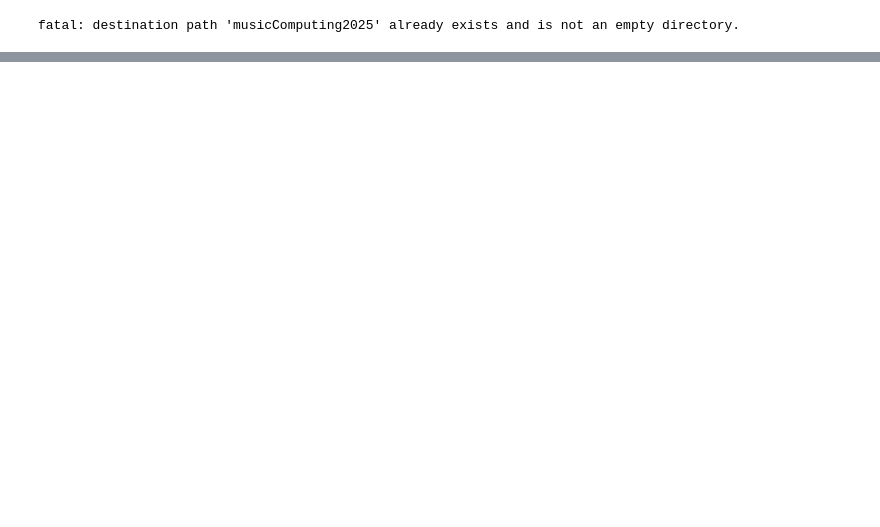
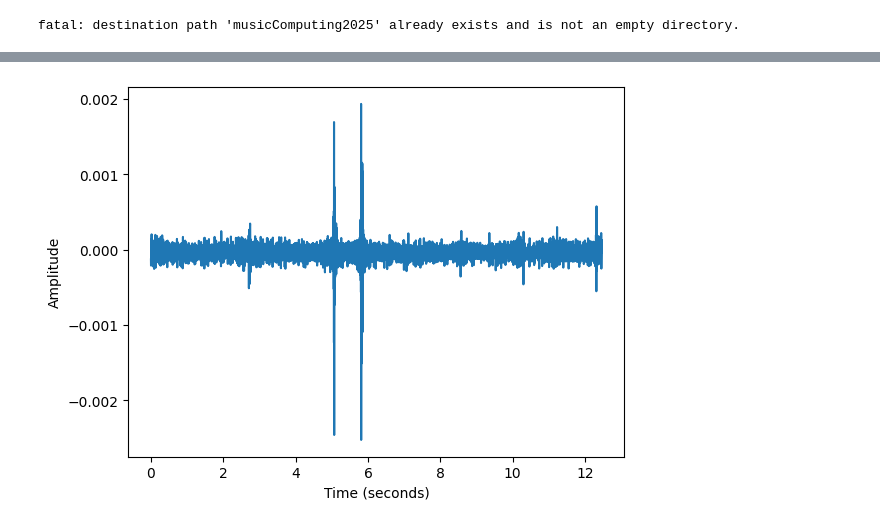
Before and after one commit to HaroldOakland/ARK_BC, a Jupyter notebook: labAssignment1.ipynb, the cells around one changed output, grey strips where cells are left out. Drawn from its saved outputs; the diff is of its cells as text; code cells hidden in the pictures; blank space fills up the shorter version.

```diff
--- a/labAssignment1.ipynb
+++ b/labAssignment1.ipynb
@@ -9,23 +9,20 @@ import librosa.display
 !git clone https://github.com/jcdevaney/musicComputing2025.git
 
 file = 'musicComputing2025/audioFiles/avm.wav'
-sig, sr = librosa.load(file,mono=True, sr=None)
-time=np.arange(0,sig.shape[0])/sr
 # %% [output]
 fatal: destination path 'musicComputing2025' already exists and is not an empty directory.
 # %%
 def plotAudio(file,samplingRate):
 
-  file = 'avm.wav'
-  samplingRate=44100
-  plotAudio(file, samplingRate)
+  sig, sr = librosa.load(file,mono=True, sr=samplingRate)
+  time=np.arange(0,sig.shape[0])/sr
 
-librosa.load(file)
+  librosa.load(file)
 
-xlabel = 'Time (seconds)'
-ylabel = 'Amplitude'
+  xlabel = 'Time (seconds)'
+  ylabel = 'Amplitude'
 
 
-plt.plot(time,sig)
-plt.xlabel(xlabel)
-plt.ylabel(ylabel)
+  plt.plot(time,sig)
+  plt.xlabel(xlabel)
+  plt.ylabel(ylabel)
@@ -35,20 +28,0 @@ Text(0, 0.5, 'Amplitude')
-# %%
-#nothing i have written allows the value for the sampling rate to be meaningful;
-#changing the value does nothing. i tried evertying i know and referenced every
-#example.
-
-def plotAudio(file,samplingRate):
-
-  file = 'avm.wav'
-  samplingRate = 441
-  plotAudio(file, samplingRate)
-
-librosa.load(file)
-
-xlabel = 'Time (seconds)'
-ylabel = 'Amplitude'
-
-
-plt.plot(time,sig)
-plt.xlabel(xlabel)
-plt.ylabel(ylabel)
@@ -57,0 +35,6 @@ Text(0, 0.5, 'Amplitude')
+# %%
+file = 'musicComputing2025/audioFiles/avm.wav'
+samplingRate = 441
+plotAudio(file, samplingRate)
+# %% [output]
+[figure, added]
```
Also changed, not shown: parts of 3 cells of this notebook.
